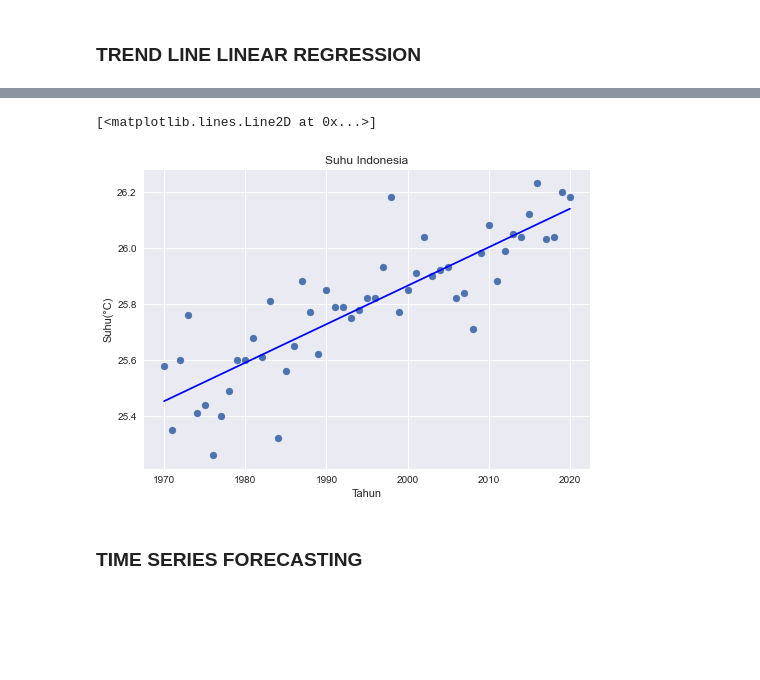
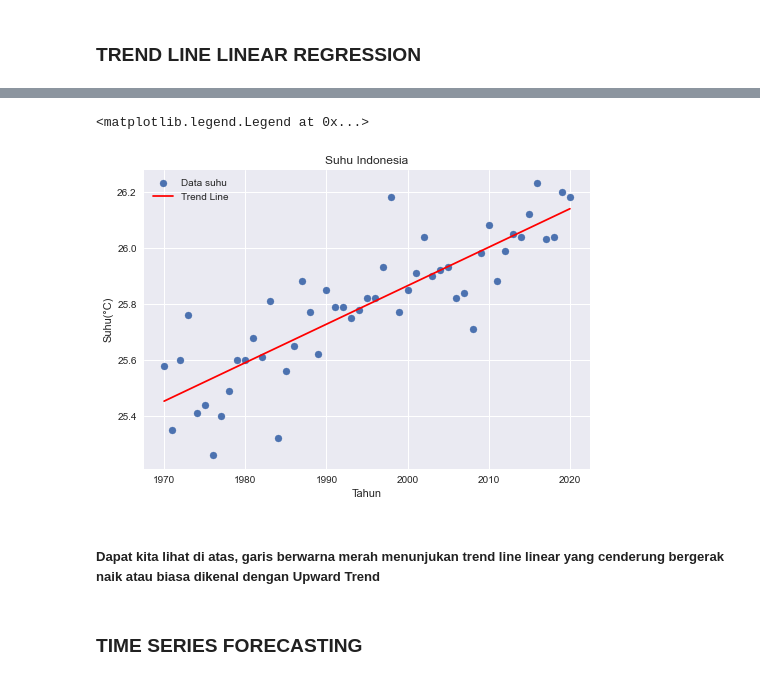
Before and after one commit to AlbabRiziq/Time_series_forecasting_suhu_indonesia, a Jupyter notebook: main.ipynb, the cells around one changed output, grey strips where cells are left out. Drawn from its saved outputs; the diff is of its cells as text; code cells hidden in the pictures; blank space fills up the shorter version.

```diff
--- a/main.ipynb
+++ b/main.ipynb
@@ -29,13 +34,16 @@ p = np.poly1d(z)
 # %%
 # rata_rata = np.mean(suhu)
 plt.title("Suhu Indonesia")
 plt.xlabel("Tahun")
 plt.ylabel("Suhu(°C)")
 style.use('seaborn')
-plt.scatter(tahun, suhu )
-plt.plot(tahun, p(tahun), color='blue')
+plt.scatter(tahun, suhu, label="Data suhu")
+plt.plot(tahun, p(tahun), color='red', label="Trend Line")
+plt.legend(loc="upper left")
 # %% [output]
-[<matplotlib.lines.Line2D at 0x...>]
+<matplotlib.legend.Legend at 0x...>
-[figure, old version]
+[figure, new version]
+# %% [markdown]
+##### Dapat kita lihat di atas, garis berwarna merah menunjukan trend line linear yang cenderung bergerak naik atau biasa dikenal dengan Upward Trend
 # %% [markdown]
 ### TIME SERIES FORECASTING
```
Also changed, not shown: parts of 3 cells of this notebook.
